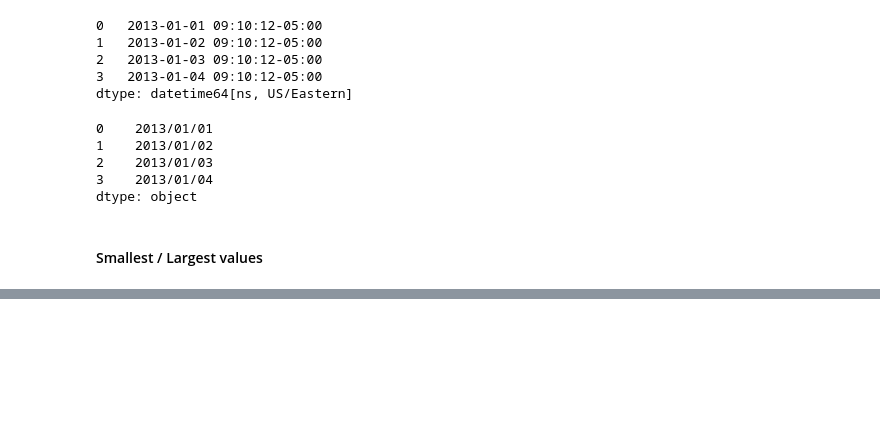
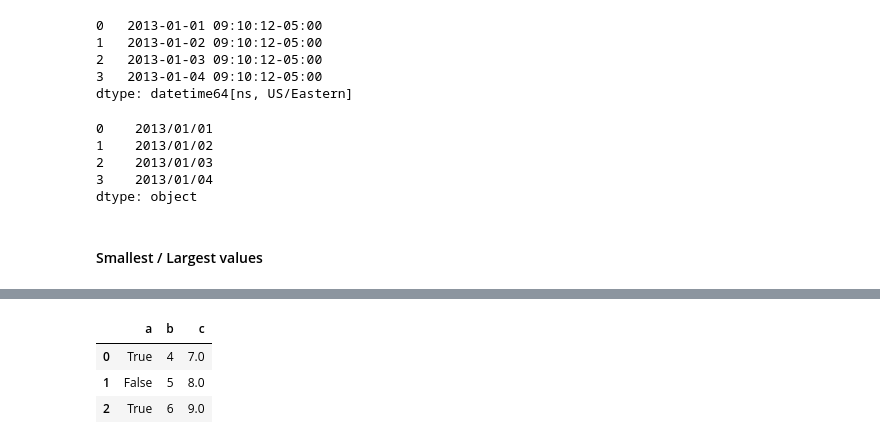
Before and after one commit to KumudithaSilva/pandas-data-science, a Jupyter notebook: Pandas.ipynb, the cells around one changed output, grey strips where cells are left out. Drawn from its saved outputs; the diff is of its cells as text; code cells hidden in the pictures; blank space fills up the shorter version.

```diff
--- a/Pandas.ipynb
+++ b/Pandas.ipynb
@@ -761,0 +774,8 @@ dtype: int64
+# %%
+dft_changed = dft.astype({"a": np.bool, "c": np.float64})
+dft_changed
+# %% [output]
+|  | a | b | c |
+| 0 | True | 4 | 7.0 |
+| 1 | False | 5 | 8.0 |
+| 2 | True | 6 | 9.0 |
```
Also changed, not shown: parts of 29 cells of this notebook.
